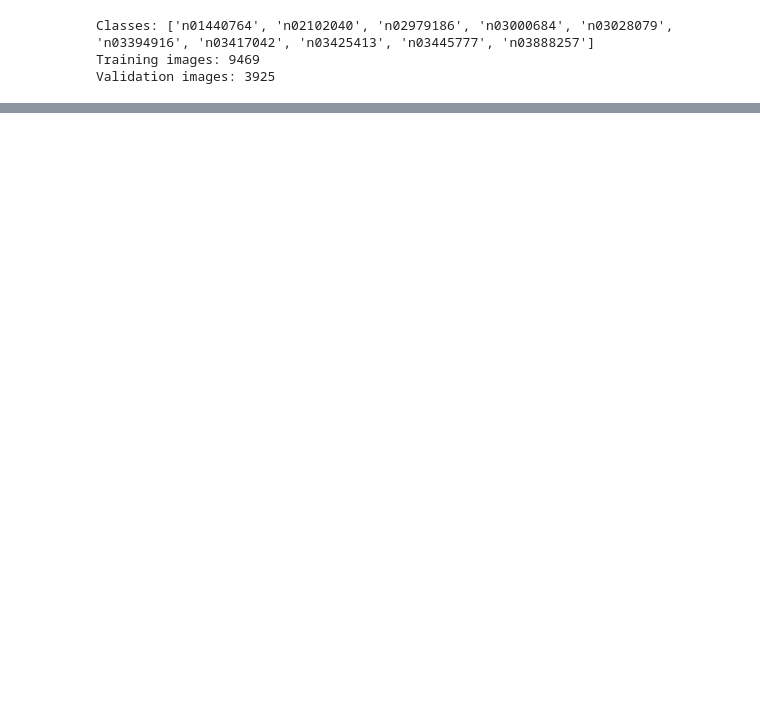
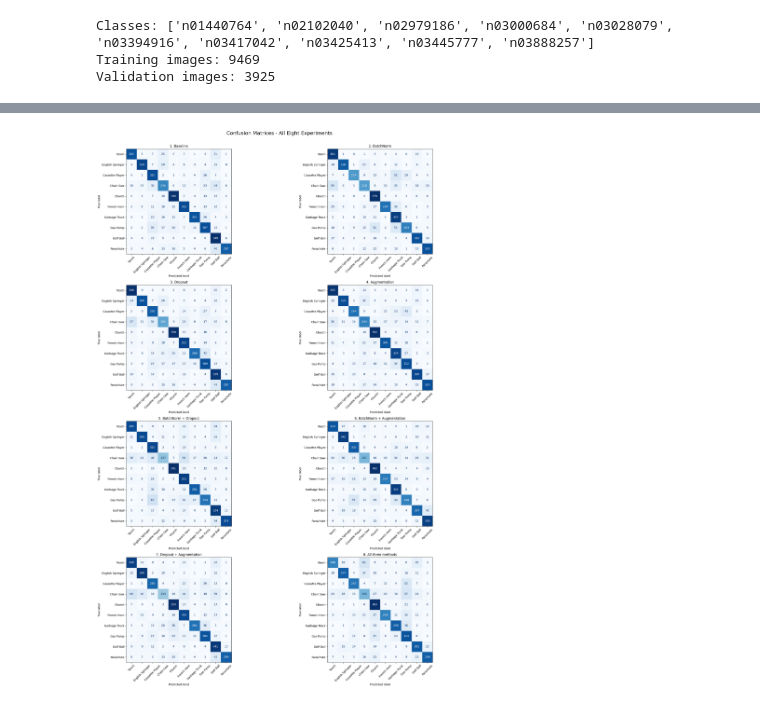
Before and after one commit to Pepi100/Artificial-Intelligence-Masters, a Jupyter notebook: Neural Networks (NN)/Homework/HW1/code/CNN.ipynb, the cells around one changed output, grey strips where cells are left out. Drawn from its saved outputs; the diff is of its cells as text; code cells hidden in the pictures; blank space fills up the shorter version.

```diff
--- a/Neural Networks (NN)/Homework/HW1/code/CNN.ipynb
+++ b/Neural Networks (NN)/Homework/HW1/code/CNN.ipynb
@@ -187,0 +780,55 @@ Epoch 20/20 | Loss: 0.8040 | Accuracy: 73.36%
+# %%
+# 10. Plot all eight confusion matrixes
+
+class_name_map = {
+    "n01440764": "Tench",
+    "n02102040": "English Springer",
+    "n02979186": "Cassette Player",
+    "n03000684": "Chain Saw",
+    "n03028079": "Church",
+    "n03394916": "French Horn",
+    "n03417042": "Garbage Truck",
+    "n03425413": "Gas Pump",
+    "n03445777": "Golf Ball",
+    "n03888257": "Parachute"
+}
+
+plot_class_names = [
+    class_name_map.get(class_id, class_id)
+    for class_id in val_dataset.classes
+]
+
+fig, axes = plt.subplots(4, 2, figsize=(22, 28))
+
+fig.suptitle(
+    "Confusion Matrices - All Eight Experiments",
+    fontsize=18,
+    y=1.005
+)
+
+for ax, (name, result) in zip(axes.flat, final_results.items()):
+
+    cm = confusion_matrix(
+        result["labels"],
+        result["predictions"],
+        labels=range(num_classes)
+    )
+
+    ConfusionMatrixDisplay(
+        confusion_matrix=cm,
+        display_labels=plot_class_names
+    ).plot(
+        ax=ax,
+        cmap="Blues",
+        xticks_rotation=45,
+        colorbar=False,
+        values_format="d"
+    )
+
+    ax.set_title(name, fontsize=12)
+
+plt.tight_layout()
+plt.savefig("task2_all8_confusion_matrixes.png", dpi=300, bbox_inches="tight")
+plt.show()
+# %% [output]
+[figure, added]
```
Also changed, not shown: parts of 13 cells of this notebook, 4 other files.
